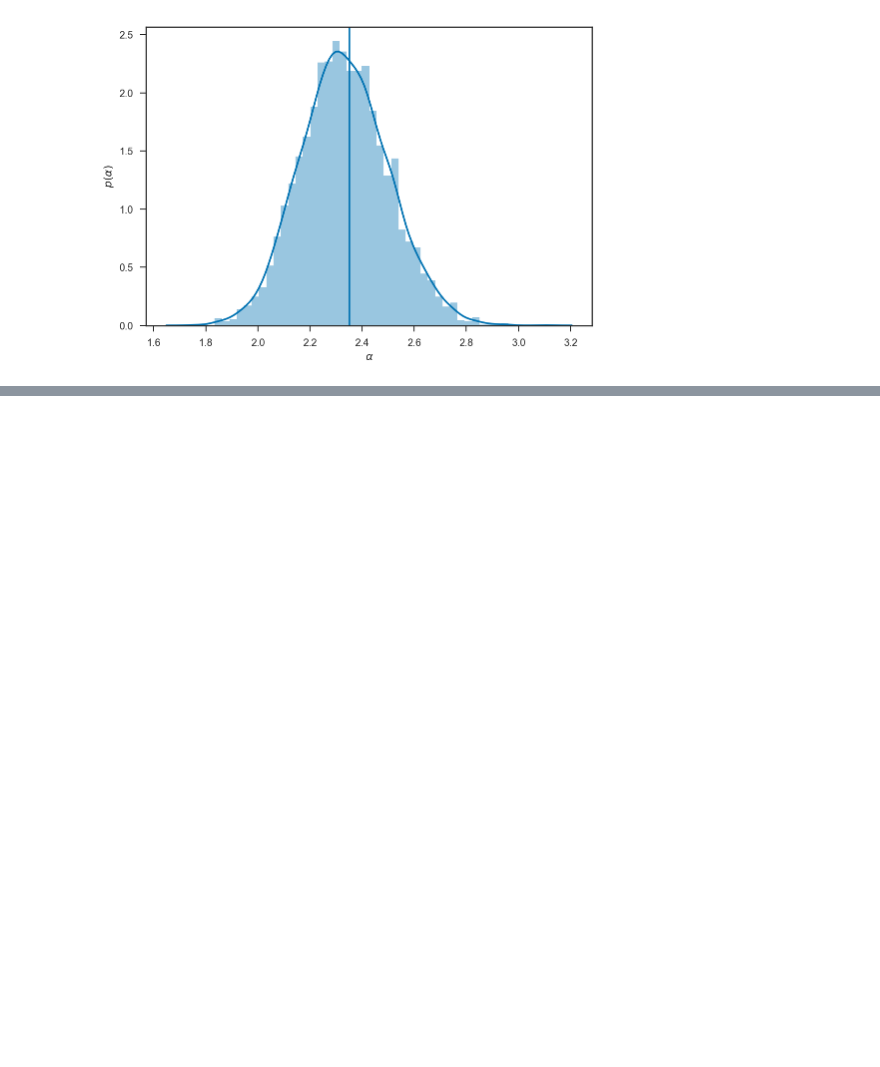
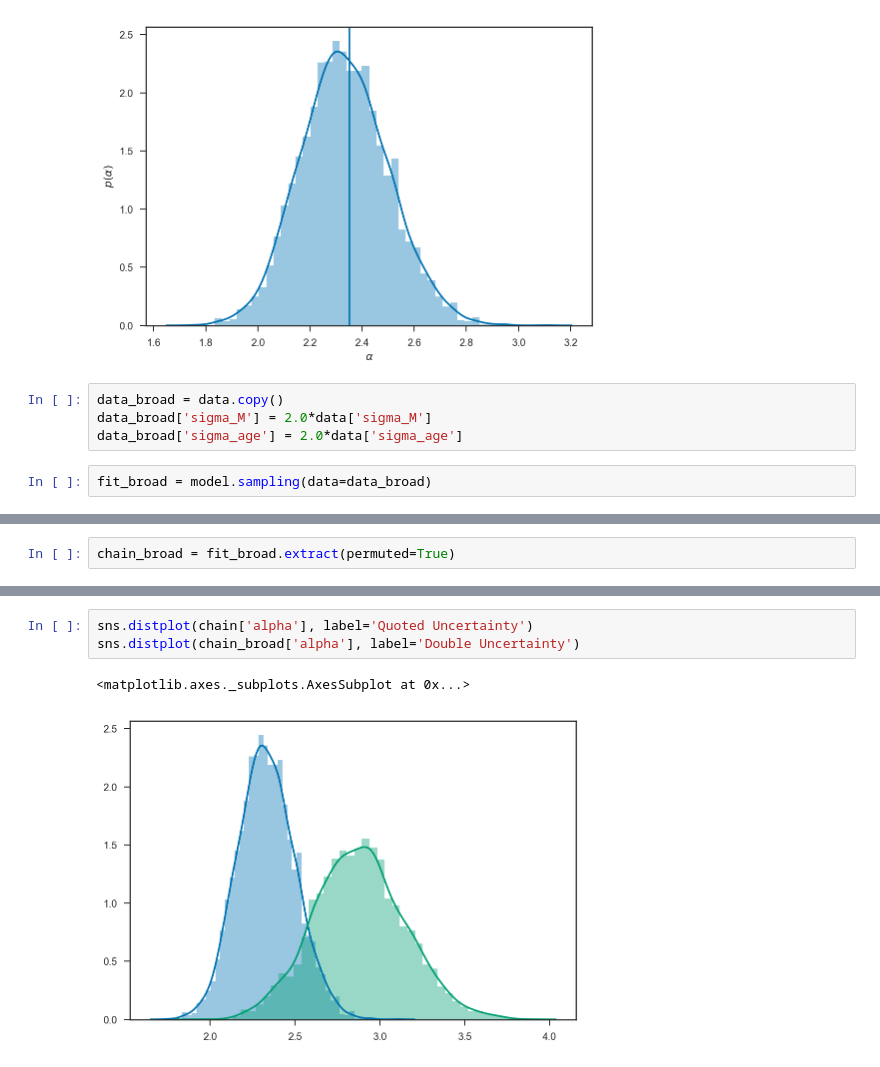
Before and after one commit to farr/30DorIMF, a Jupyter notebook: IMF.ipynb, the cells around one changed output, grey strips where cells are left out. Saved outputs shown, nothing was run; the diff lists cells and outputs as text; blank space fills up the shorter version.

Commit message:
Added sampling with twice the uncertainties.

```diff
--- a/IMF.ipynb
+++ b/IMF.ipynb
@@ -266,3 +266,9 @@ ylabel(r'$p\left(\alpha\right)$')
 savefig('p-alpha.pdf')
 # %% [output]
 [figure]
+# %%
+data_broad = data.copy()
+data_broad['sigma_M'] = 2.0*data['sigma_M']
+data_broad['sigma_age'] = 2.0*data['sigma_age']
+# %%
+fit_broad = model.sampling(data=data_broad)
@@ -268,0 +295,2 @@ savefig('p-alpha.pdf')
+# %%
+chain_broad = fit_broad.extract(permuted=True)
@@ -268,0 +306,6 @@ savefig('p-alpha.pdf')
+# %%
+sns.distplot(chain['alpha'], label='Quoted Uncertainty')
+sns.distplot(chain_broad['alpha'], label='Double Uncertainty')
+# %% [output]
+<matplotlib.axes._subplots.AxesSubplot at 0x...>
+[figure, added]
```
Also changed, not shown: parts of 2 cells of this notebook, 1 other file.
